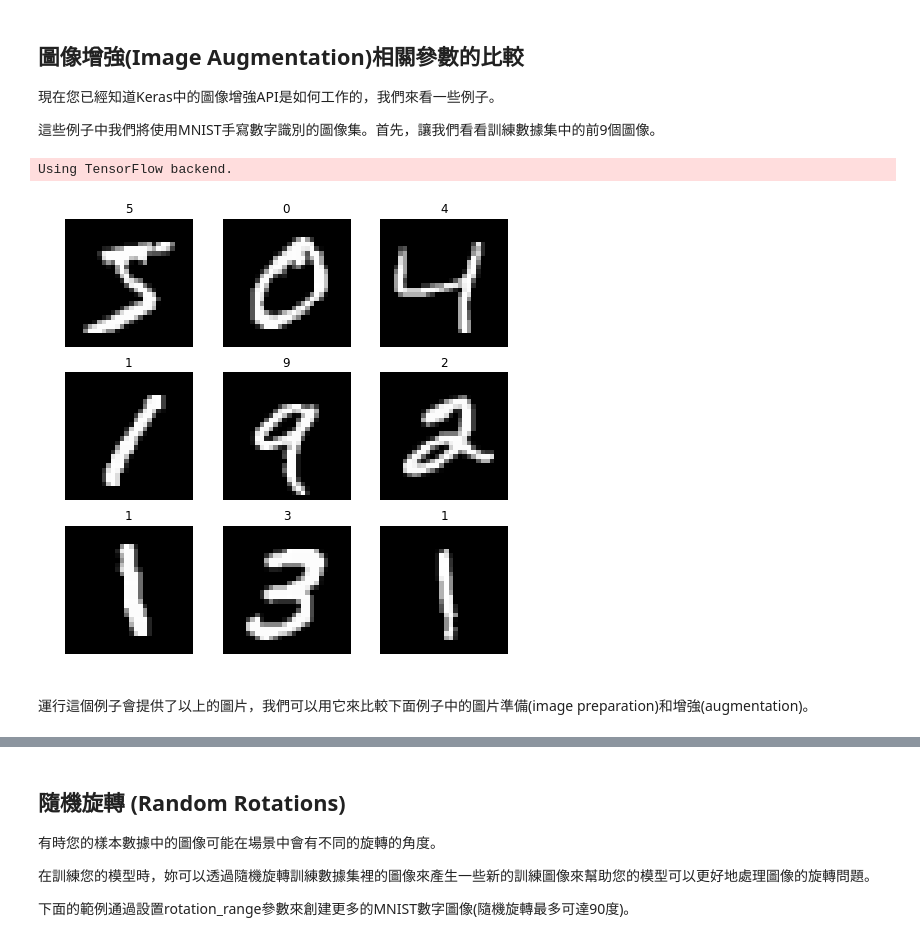
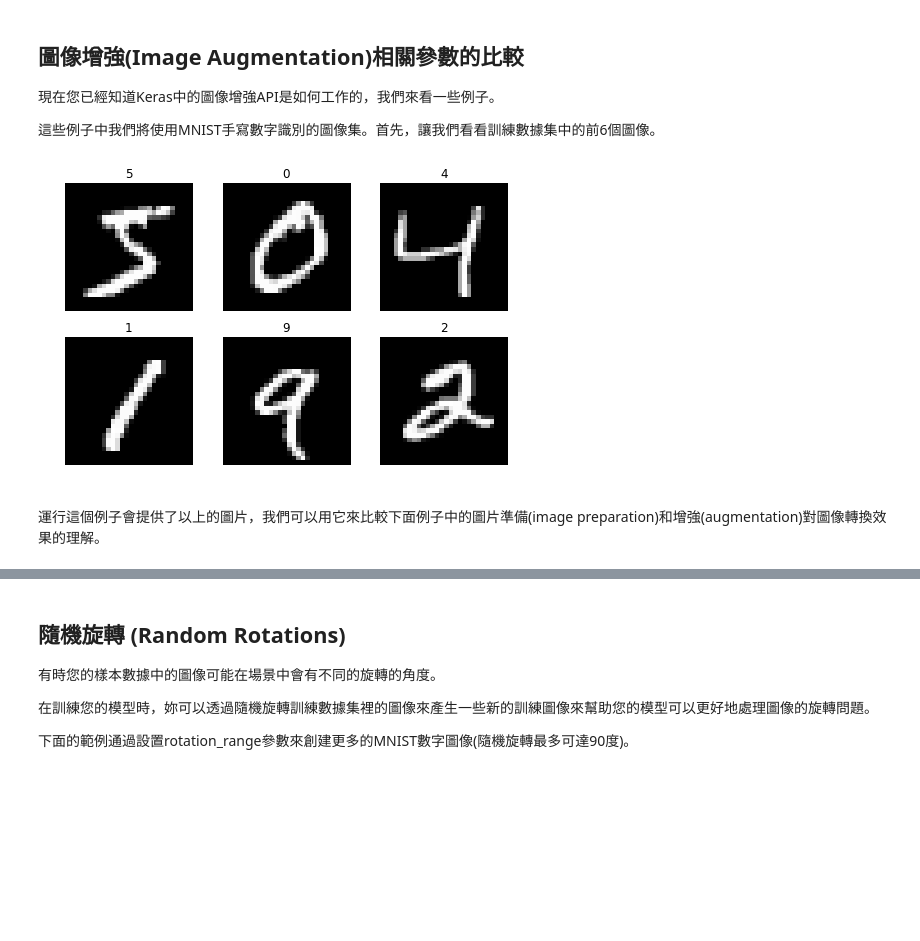
Before and after one commit to erhwenkuo/deep-learning-with-keras-notebooks, a Jupyter notebook: 1.0-image-augmentation.ipynb, the cells around one changed output, grey strips where cells are left out. Saved outputs shown, nothing was run; the diff lists cells and outputs as text; code cells hidden in the pictures; blank space fills up the shorter version.

```diff
--- a/1.0-image-augmentation.ipynb
+++ b/1.0-image-augmentation.ipynb
@@ -50,29 +49,28 @@ Keras並不是在記憶體中對整個圖像數據集執行圖像轉換操作，
 
 現在您已經知道Keras中的圖像增強API是如何工作的，我們來看一些例子。
 
-這些例子中我們將使用MNIST手寫數字識別的圖像集。首先，讓我們看看訓練數據集中的前9個圖像。
+這些例子中我們將使用MNIST手寫數字識別的圖像集。首先，讓我們看看訓練數據集中的前6個圖像。
 # %%
 import keras
 # Plot images
 from keras.datasets import mnist
 import matplotlib.pyplot as plt
 
 # load data
 (X_train, y_train), (X_test, y_test) = mnist.load_data()
 
 plt.figure(figsize=(8,8)) # 設定每個圖像顯示的大小
 
-# 產生一個3x3網格的組合圖像
-for i in range(0, 9):
+# 產生一個3x2網格的組合圖像
+for i in range(0, 6):
     plt.subplot(330+1+i) # (331) -> 第一個子圖像, (332) -> 第二個子圖像
     plt.title(y_train[i])
     plt.axis('off')     #不顯示坐標
     plt.imshow(X_train[i], cmap=plt.get_cmap('gray')) # 以灰階的圖像顯示
 
 # 展現出圖像
 plt.show()
 # %% [output]
-Using TensorFlow backend.
-[figure, old version]
+[figure, new version]
 # %% [markdown]
-運行這個例子會提供了以上的圖片，我們可以用它來比較下面例子中的圖片準備(image preparation)和增強(augmentation)。
+運行這個例子會提供了以上的圖片，我們可以用它來比較下面例子中的圖片準備(image preparation)和增強(augmentation)對圖像轉換效果的理解。
```
Also changed, not shown: parts of 21 cells of this notebook, 1 other file.
